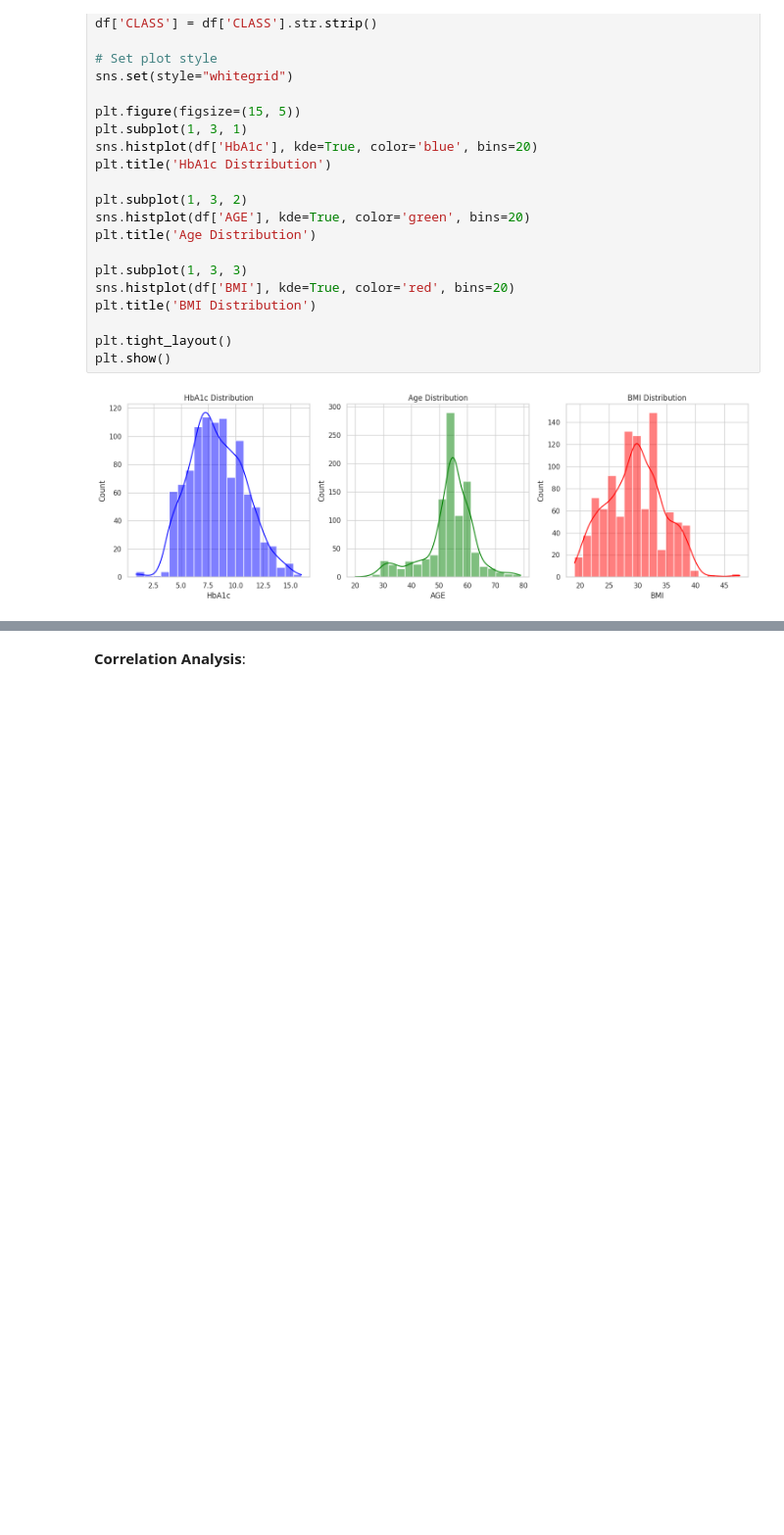
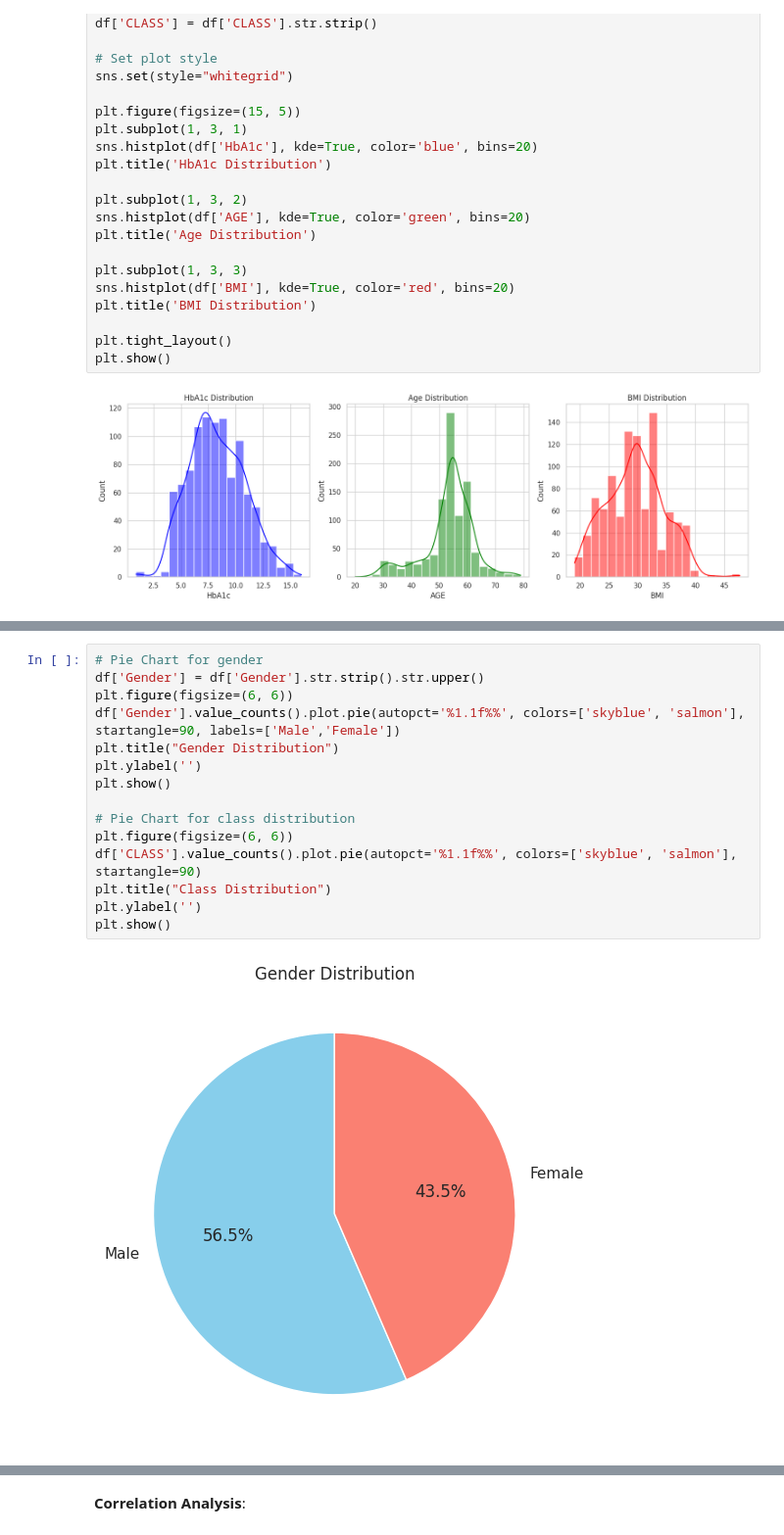
Before and after one commit to falwa-alkhalifah/Mining-project, a Jupyter notebook: phase2.ipynb, the cells around one changed output, grey strips where cells are left out. Shown: that part at 98% size. Saved outputs shown, nothing was run; the diff lists cells and outputs as text; blank space fills up the shorter version.

```diff
--- a/phase2.ipynb
+++ b/phase2.ipynb
@@ -163,0 +183,17 @@ plt.show()
+# %%
+# Pie Chart for gender
+df['Gender'] = df['Gender'].str.strip().str.upper()
+plt.figure(figsize=(6, 6))
+df['Gender'].value_counts().plot.pie(autopct='%1.1f%%', colors=['skyblue', 'salmon'], startangle=90, labels=['Male','Female'])
+plt.title("Gender Distribution")
+plt.ylabel('')
+plt.show()
+
+# Pie Chart for class distribution
+plt.figure(figsize=(6, 6))
+df['CLASS'].value_counts().plot.pie(autopct='%1.1f%%', colors=['skyblue', 'salmon'], startangle=90)
+plt.title("Class Distribution")
+plt.ylabel('')
+plt.show()
+# %% [output]
+[figure, added]
```
Also changed, not shown: parts of 11 cells of this notebook.
